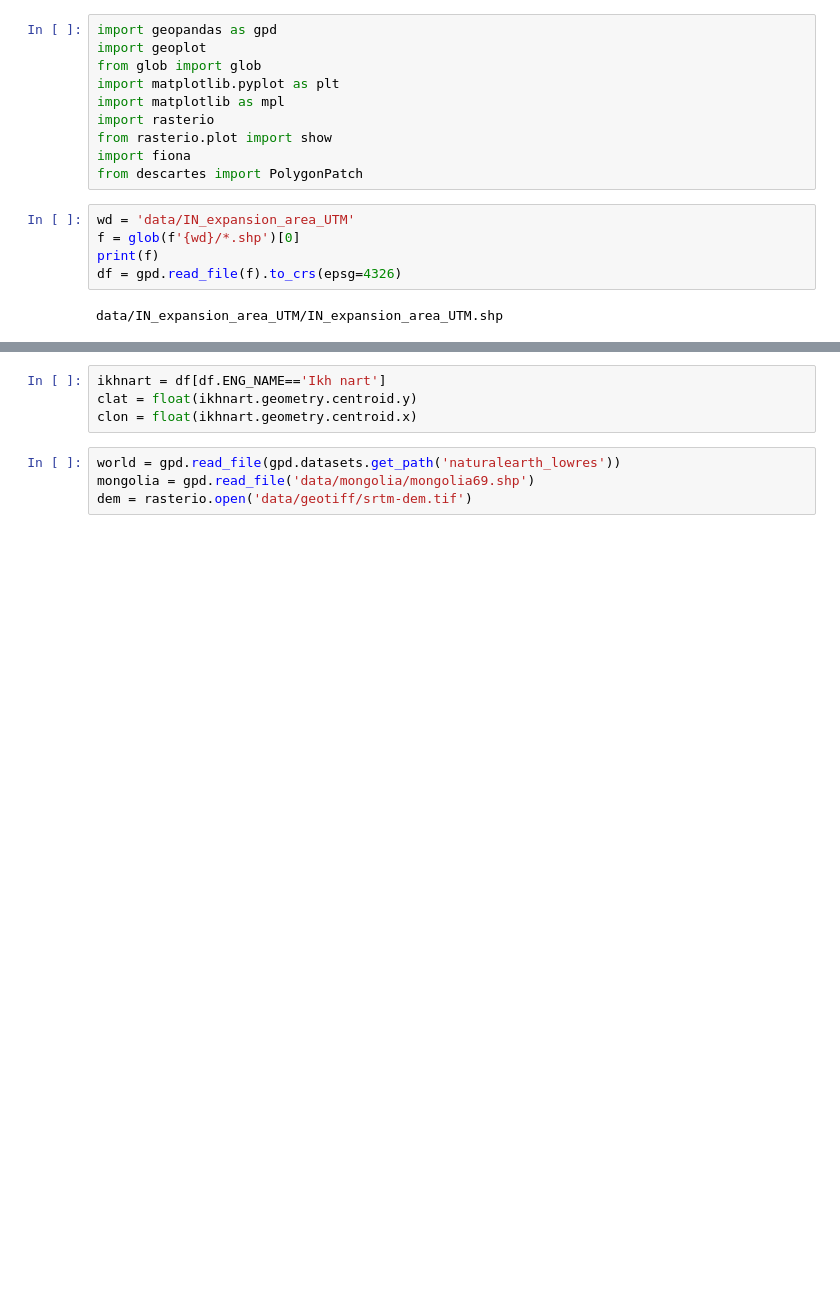
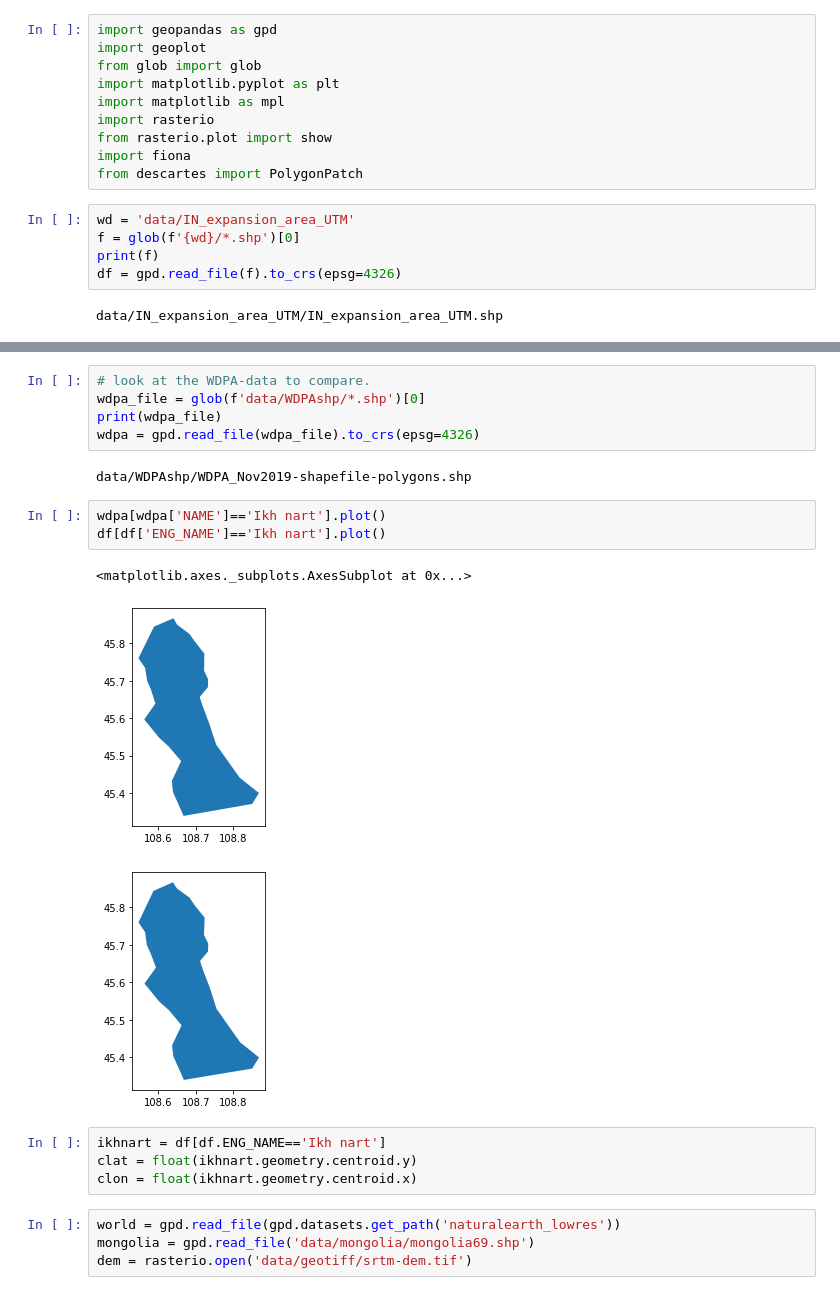
Before and after one commit to csp-inc/ikhnart, a Jupyter notebook: Mapping.ipynb, the cells around one changed output, grey strips where cells are left out. Saved outputs shown, nothing was run; the diff lists cells and outputs as text; blank space fills up the shorter version.

Commit message:
examination of wdpa compared to ikh nart

```diff
--- a/Mapping.ipynb
+++ b/Mapping.ipynb
@@ -18,3 +27,17 @@ data/IN_expansion_area_UTM/IN_expansion_area_UTM.shp
+# %%
+# look at the WDPA-data to compare.
+wdpa_file = glob(f'data/WDPAshp/*.shp')[0]
+print(wdpa_file)
+wdpa = gpd.read_file(wdpa_file).to_crs(epsg=4326)
+# %% [output]
+data/WDPAshp/WDPA_Nov2019-shapefile-polygons.shp
+# %%
+wdpa[wdpa['NAME']=='Ikh nart'].plot()
+df[df['ENG_NAME']=='Ikh nart'].plot()
+# %% [output]
+<matplotlib.axes._subplots.AxesSubplot at 0x...>
+[figure, added]
+[figure, added]
 # %%
 ikhnart = df[df.ENG_NAME=='Ikh nart']
 clat = float(ikhnart.geometry.centroid.y)
```
Also changed, not shown: parts of 1 cell of this notebook, 6 other files.
